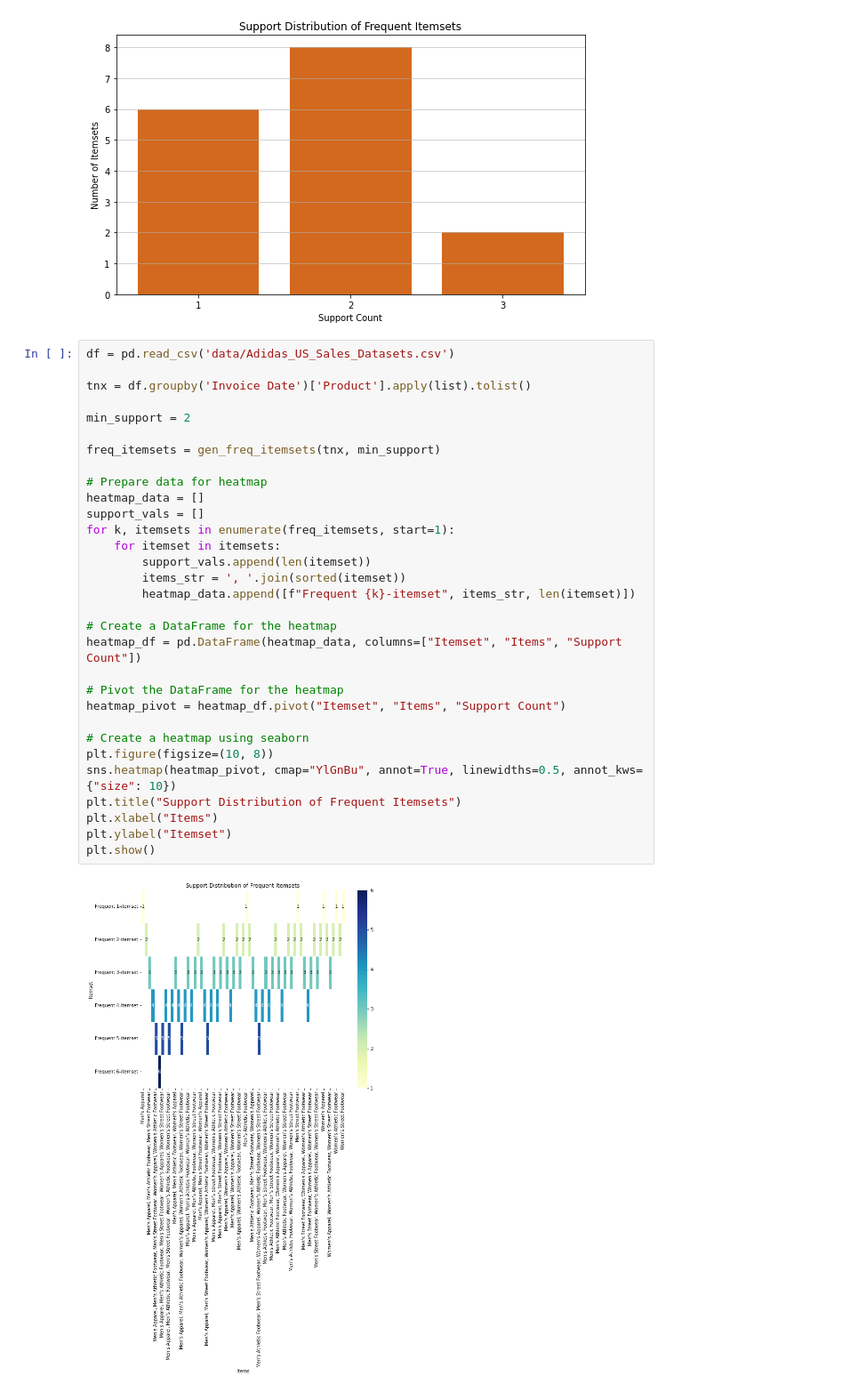
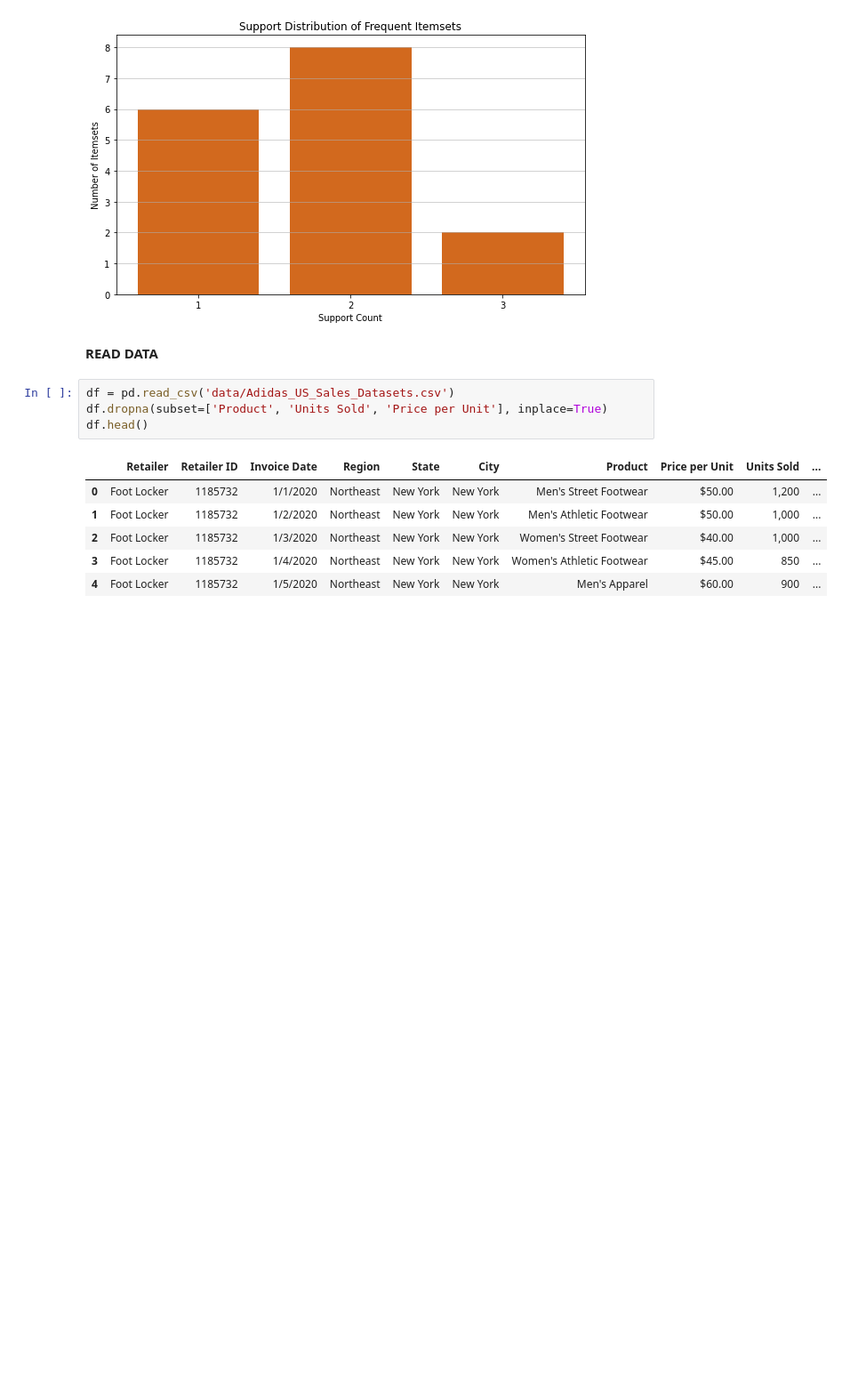
Before and after one commit to OluwoleDove/ML_class, a Jupyter notebook: apriori.ipynb, the cells around one changed output. Shown: that part at 89% size. Saved outputs shown, nothing was run; the diff lists cells and outputs as text; blank space fills up the shorter version.

```diff
--- a/apriori.ipynb
+++ b/apriori.ipynb
@@ -122,36 +122,16 @@ plt.tight_layout()
 plt.show()
 # %% [output]
 [figure]
+# %% [markdown]
+<b>READ DATA</b>
 # %%
 df = pd.read_csv('data/Adidas_US_Sales_Datasets.csv')
-
-tnx = df.groupby('Invoice Date')['Product'].apply(list).tolist()
-
-min_support = 2
-
-freq_itemsets = gen_freq_itemsets(tnx, min_support)
-
-# Prepare data for heatmap
-heatmap_data = []
-support_vals = []
-for k, itemsets in enumerate(freq_itemsets, start=1):
-    for itemset in itemsets:
-        support_vals.append(len(itemset))
-        items_str = ', '.join(sorted(itemset))
-        heatmap_data.append([f"Frequent {k}-itemset", items_str, len(itemset)])
-
-# Create a DataFrame for the heatmap
-heatmap_df = pd.DataFrame(heatmap_data, columns=["Itemset", "Items", "Support Count"])
-
-# Pivot the DataFrame for the heatmap
-heatmap_pivot = heatmap_df.pivot("Itemset", "Items", "Support Count")
-
-# Create a heatmap using seaborn
-plt.figure(figsize=(10, 8))
-sns.heatmap(heatmap_pivot, cmap="YlGnBu", annot=True, linewidths=0.5, annot_kws={"size": 10})
-plt.title("Support Distribution of Frequent Itemsets")
-plt.xlabel("Items")
-plt.ylabel("Itemset")
-plt.show()
+df.dropna(subset=['Product', 'Units Sold', 'Price per Unit'], inplace=True)
+df.head()
 # %% [output]
-[figure, removed]
+|  | Retailer | Retailer ID | Invoice Date | Region | State | City | Product | Price per Unit | Units Sold | ... |
+| 0 | Foot Locker | 1185732 | 1/1/2020 | Northeast | New York | New York | Men's Street Footwear | $50.00 | 1,200 | ... |
+| 1 | Foot Locker | 1185732 | 1/2/2020 | Northeast | New York | New York | Men's Athletic Footwear | $50.00 | 1,000 | ... |
+| 2 | Foot Locker | 1185732 | 1/3/2020 | Northeast | New York | New York | Women's Street Footwear | $40.00 | 1,000 | ... |
+| 3 | Foot Locker | 1185732 | 1/4/2020 | Northeast | New York | New York | Women's Athletic Footwear | $45.00 | 850 | ... |
+| 4 | Foot Locker | 1185732 | 1/5/2020 | Northeast | New York | New York | Men's Apparel | $60.00 | 900 | ... |
```
Also changed, not shown: parts of 8 cells of this notebook, 3 other files.
